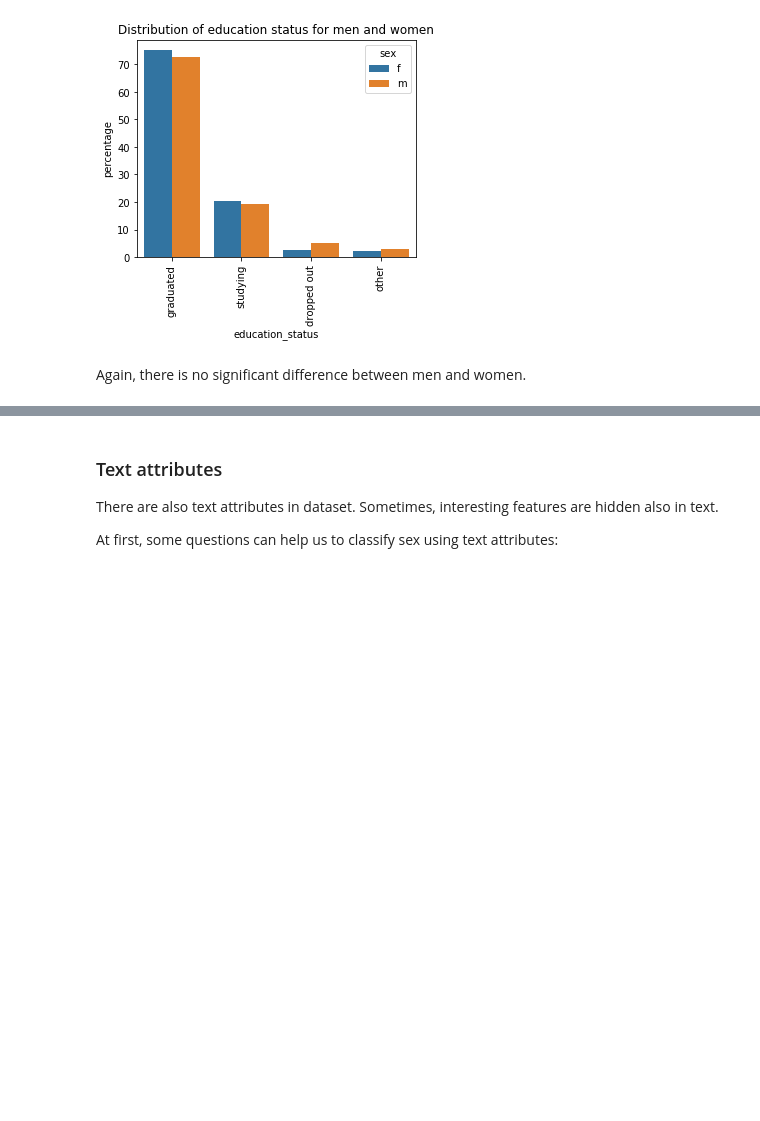
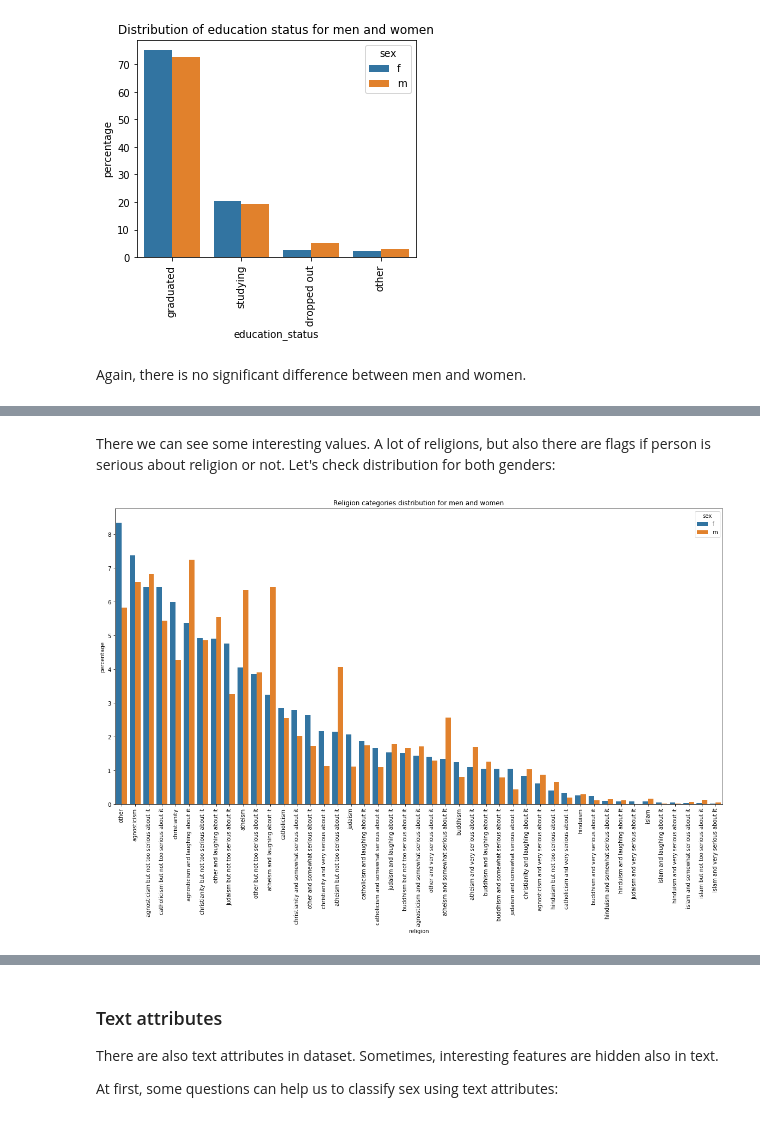
Before and after one commit to pmacinec/vos2-men-women-classification, a Jupyter notebook: projekt1_macinec.ipynb, the cells around one changed output, grey strips where cells are left out. Drawn from its saved outputs; the diff is of its cells as text; code cells hidden in the pictures; blank space fills up the shorter version.

```diff
--- a/projekt1_macinec.ipynb
+++ b/projekt1_macinec.ipynb
@@ -419,0 +490,6 @@ Again, there is no significant difference between men and women.
+# %% [markdown]
+There we can see some interesting values. A lot of religions, but also there are flags if person is serious about religion or not. Let's check distribution for both genders:
+# %%
+grouped_barplot('religion', 'Religion categories distribution for men and women', (20, 10), 90)
+# %% [output]
+[figure, added]
```
Also changed, not shown: parts of 77 cells of this notebook.
